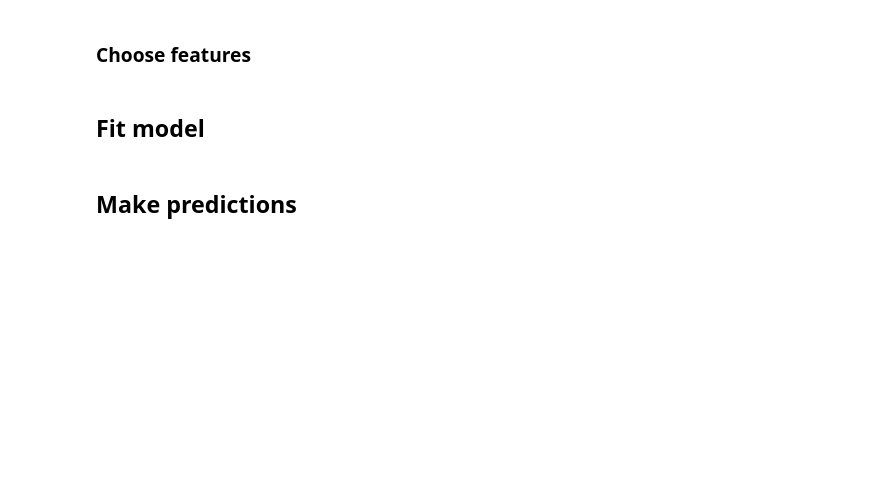
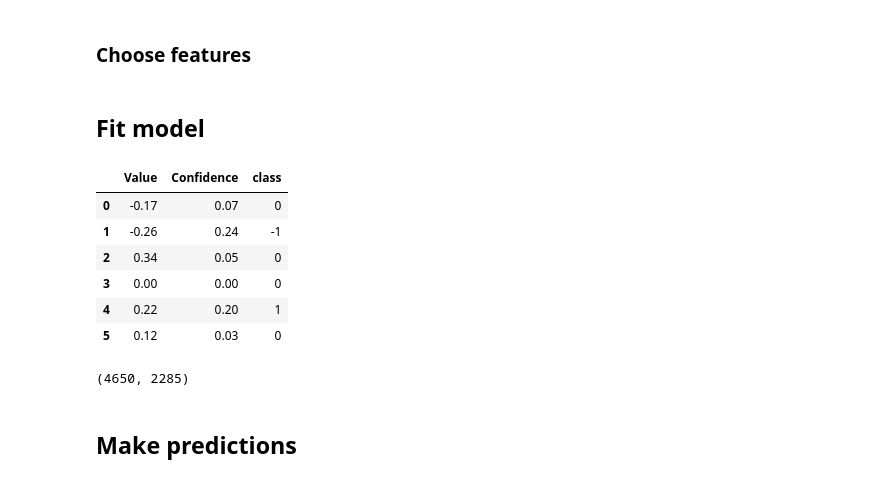
Before and after one commit to alex-hh/cagi5_mpra_prediction, a Jupyter notebook: Cagi5-Submission.ipynb, the cells around one changed output. Cells and saved outputs as stored; diff of their text form; code cells hidden in the pictures; blank space fills up the shorter version.

```diff
--- a/Cagi5-Submission.ipynb
+++ b/Cagi5-Submission.ipynb
@@ -112,6 +112,20 @@ stacked = RegressionClassifier(regression, classifier)
 X_train = stacked.get_features(training)
 y_train = stacked.get_response(training)
 stacked.fit(X_train, y_train)
+# %%
+y_train.head(6)
+# %% [output]
+|  | Value | Confidence | class |
+| 0 | -0.17 | 0.07 | 0 |
+| 1 | -0.26 | 0.24 | -1 |
+| 2 | 0.34 | 0.05 | 0 |
+| 3 | 0.00 | 0.00 | 0 |
+| 4 | 0.22 | 0.20 | 1 |
+| 5 | 0.12 | 0.03 | 0 |
+# %%
+X_train.shape
+# %% [output]
+(4650, 2285)
 # %% [markdown]
 ## Make predictions
 # %%
```
Also changed, not shown: parts of 6 cells of this notebook.
